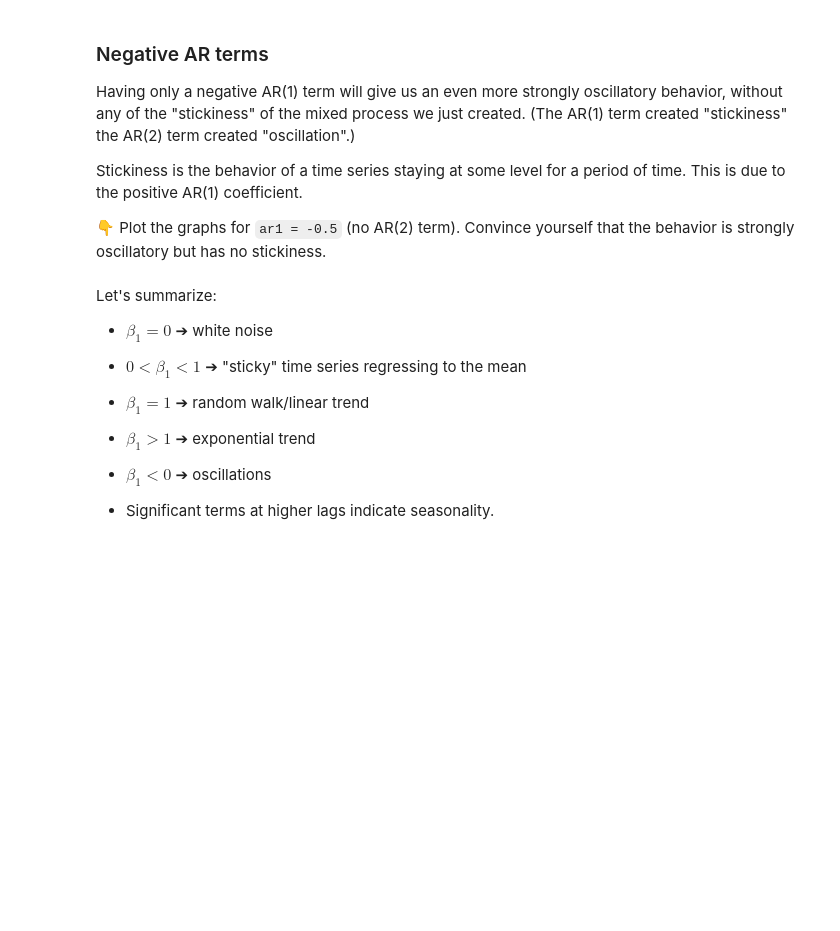
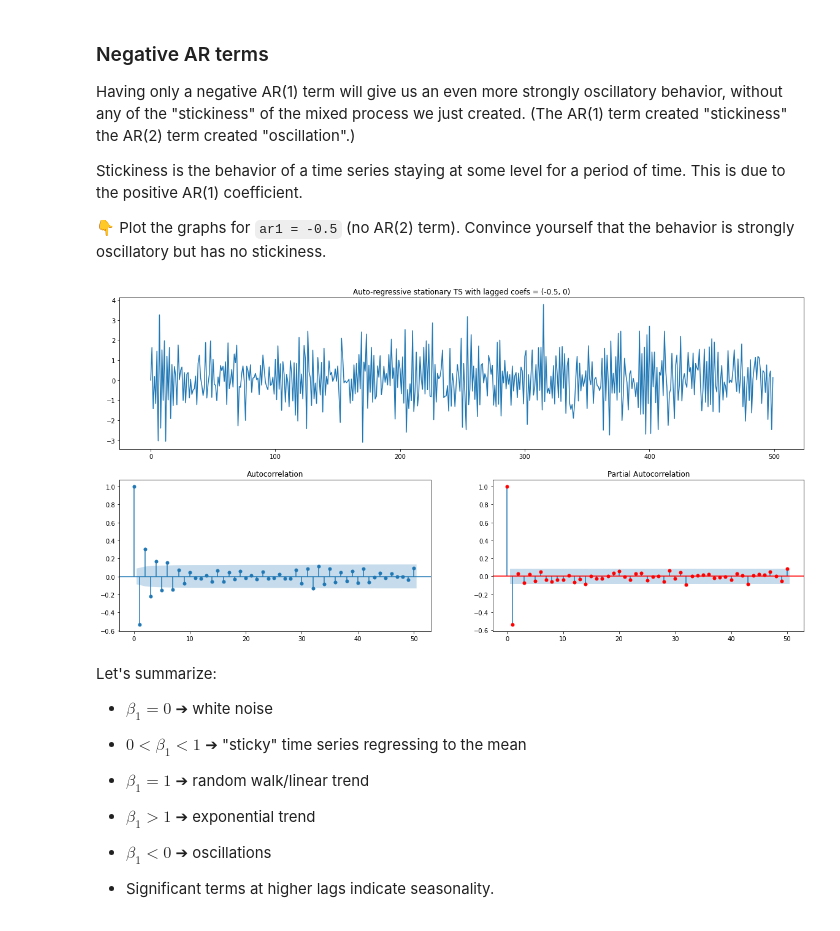
Before and after one commit to jahohenstein/data_challenges_TA, a Jupyter notebook: 05-ML/09-Time-Series/01-Artificial-Time-Series/artificial_time_series.ipynb, the cells around one changed output. Saved outputs shown, nothing was run; the diff lists cells and outputs as text; code cells hidden in the pictures; blank space fills up the shorter version.

```diff
--- a/05-ML/09-Time-Series/01-Artificial-Time-Series/artificial_time_series.ipynb
+++ b/05-ML/09-Time-Series/01-Artificial-Time-Series/artificial_time_series.ipynb
@@ -183,6 +193,11 @@ Having only a negative AR(1) term will give us an even more strongly oscillatory
 Stickiness is the behavior of a time series staying at some level for a period of time. This is due to the positive AR(1) coefficient.
 
 👇 Plot the graphs for `ar1 = -0.5` (no AR(2) term). Convince yourself that the behavior is strongly oscillatory but has no stickiness.
+# %%
+np.random.seed(1)
+plot_ar_process(ar1 = -0.5)
+# %% [output]
+[figure, added]
 # %% [markdown]
 Let's summarize:
 - $\beta_{1} = 0$ ➔ white noise
```
Also changed, not shown: parts of 20 cells of this notebook.
